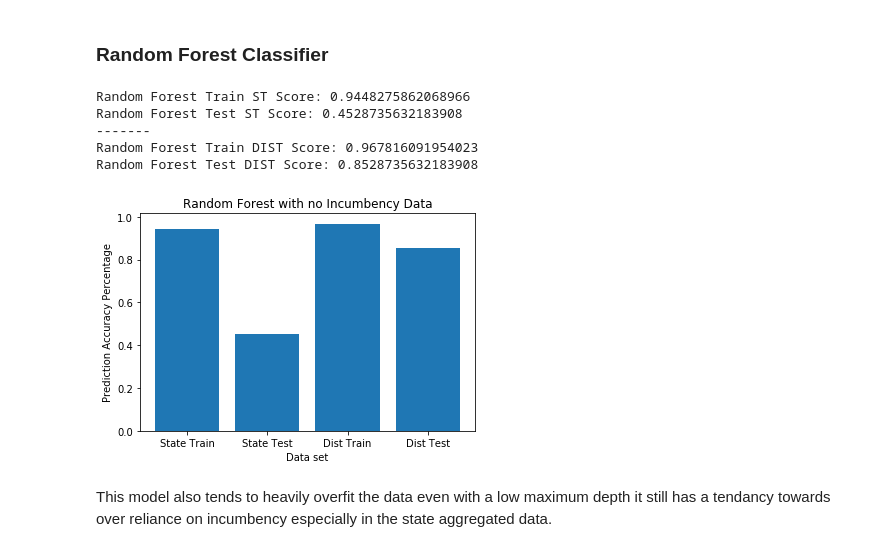
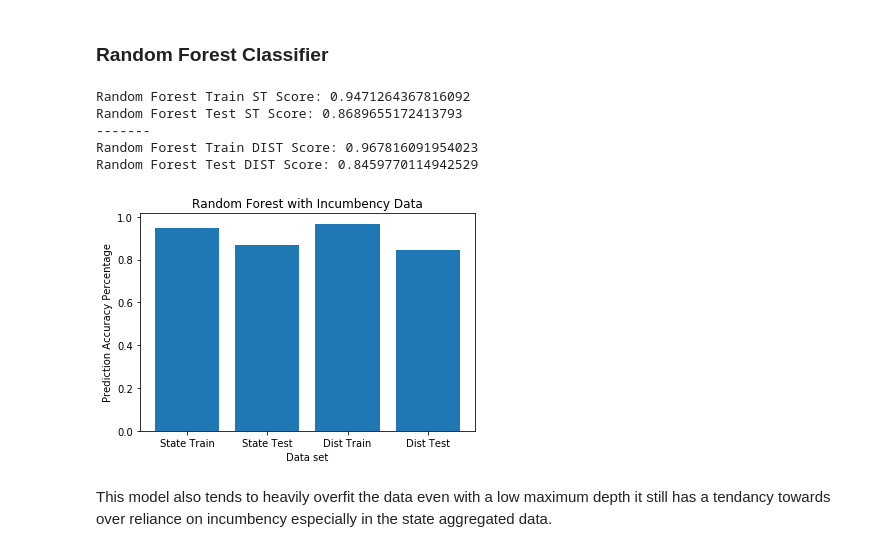
Before and after one commit to Abelay02/CS109a-Final-Project, a Jupyter notebook: Final Project Consolidated Code.ipynb, the cells around one changed output. Saved outputs shown, nothing was run; the diff lists cells and outputs as text; code cells hidden in the pictures.

```diff
--- a/Final Project Consolidated Code.ipynb
+++ b/Final Project Consolidated Code.ipynb
@@ -1216,38 +1216,38 @@ random_forest_st.fit(model_frame14_st_xs, model_frame14_y)
 
 random_forest_train14_pred_st = random_forest_st.predict(model_frame14_st_xs)
 random_forest_test18_pred_st = random_forest_st.predict(model_frame18_st_xs)
 
 random_forest_train14_score_st = accuracy_score(model_frame14_y, random_forest_train14_pred_st)
 random_forest_test18_score_st = accuracy_score(model_frame18_y, random_forest_test18_pred_st)
 
 ####### District
 random_forest_dist = RandomForestClassifier(max_features = 10, max_depth=5, n_estimators = 700)
 random_forest_dist.fit(model_frame14_dist_xs, model_frame14_y)
 
 random_forest_train14_pred_dist = random_forest_dist.predict(model_frame14_dist_xs)
 random_forest_test18_pred_dist = random_forest_dist.predict(model_frame18_dist_xs)
 
 random_forest_train14_score_dist = accuracy_score(model_frame14_y, random_forest_train14_pred_dist)
 random_forest_test18_score_dist = accuracy_score(model_frame18_y, random_forest_test18_pred_dist)
 
 print("Random Forest Train ST Score: " + str(random_forest_train14_score_st))
 print("Random Forest Test ST Score: " + str(random_forest_test18_score_st))
 print("-------")
 print("Random Forest Train DIST Score: " + str(random_forest_train14_score_dist))
 print("Random Forest Test DIST Score: " + str(random_forest_test18_score_dist))
 
 plt.bar(['State Train', 'State Test', 'Dist Train', 'Dist Test'],[random_forest_train14_score_st,random_forest_test18_score_st,random_forest_train14_score_dist,random_forest_test18_score_dist])
-plt.title('Random Forest with no Incumbency Data')
+plt.title('Random Forest with Incumbency Data')
 plt.xlabel('Data set')
 plt.ylabel('Prediction Accuracy Percentage')
 plt.show()
 # %% [output]
-Random Forest Train ST Score: 0.9448275862068966
-Random Forest Test ST Score: 0.4528735632183908
+Random Forest Train ST Score: 0.9471264367816092
+Random Forest Test ST Score: 0.8689655172413793
 -------
 Random Forest Train DIST Score: 0.967816091954023
-Random Forest Test DIST Score: 0.8528735632183908
+Random Forest Test DIST Score: 0.8459770114942529
-[figure, old version]
+[figure, new version]
 # %% [markdown]
 This model also tends to heavily overfit the data even with a low maximum depth it still has a tendancy towards over reliance on incumbency especially in the state aggregated data.
 # %% [markdown]
```
Also changed, not shown: parts of 2 cells of this notebook.
